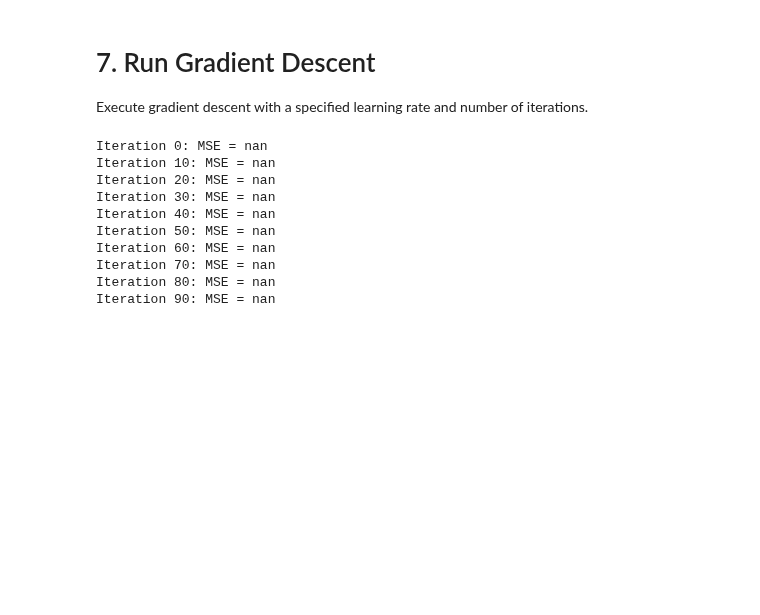
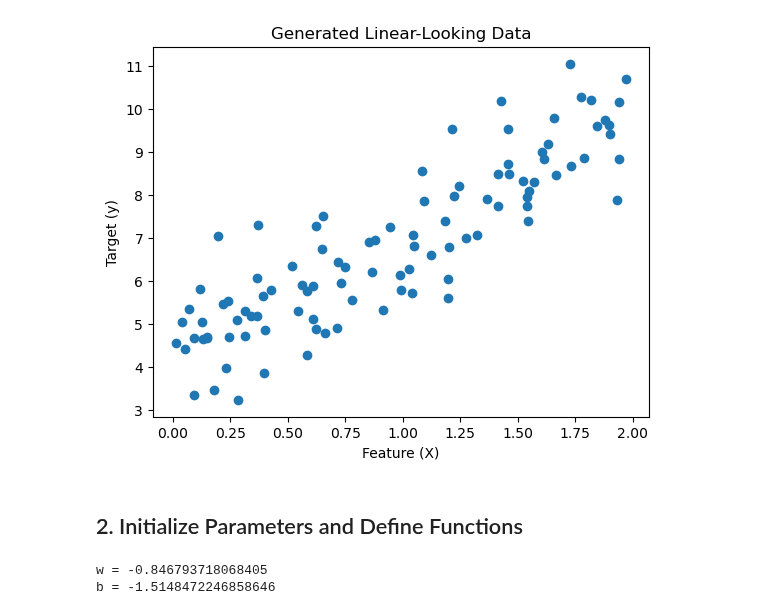
Before and after one commit to pyth04/ML-Specialization-Coursework-Notes, a Jupyter notebook: code/Practice 1 - Gradient Descent.ipynb, the cells around one changed output. Cells and saved outputs as stored; diff of their text form; code cells hidden in the pictures; blank space fills up the shorter version.

```diff
--- a/code/Practice 1 - Gradient Descent.ipynb
+++ b/code/Practice 1 - Gradient Descent.ipynb
@@ -59 +18,23 @@ Write the function for gradient descent, which iteratively updates w and b.
+# %%
+np.random.seed(42)
+m = 100
+X = 2 * np.random.rand(m, 1)
+y = 4 + 3 * X + np.random.randn(m, 1)
+plt.scatter(X, y)
+plt.xlabel('Feature (X)')
+plt.ylabel('Target (y)')
+plt.title('Generated Linear-Looking Data')
+plt.show()
+# %% [output]
+[figure, added]
+# %% [markdown]
+## 2. Initialize Parameters and Define Functions
+# %%
+w = np.random.randn()
+b = np.random.randn()
+print(f'w = {w}')
+print(f'b = {b}')
+# %% [output]
+w = -0.846793718068405
+b = -1.5148472246858646
 # %%
@@ -70,19 +61,0 @@ def gradient_descent(X, y, w, b, learning_rate, iterations):
-# %% [markdown]
-# 7. Run Gradient Descent
-Execute gradient descent with a specified learning rate and number of iterations.
-# %%
-X = houses_prices_df['House Size (sq meters)'].values
-y = houses_prices_df['House Price'].values
-
-w, b = gradient_descent(X, y, w, b, learning_rate=0.01, iterations=100)
-# %% [output]
-Iteration 0: MSE = nan
-Iteration 10: MSE = nan
-Iteration 20: MSE = nan
-Iteration 30: MSE = nan
-Iteration 40: MSE = nan
-Iteration 50: MSE = nan
-Iteration 60: MSE = nan
-Iteration 70: MSE = nan
-Iteration 80: MSE = nan
-Iteration 90: MSE = nan
```
Also changed, not shown: parts of 25 cells of this notebook, 1 other file.
